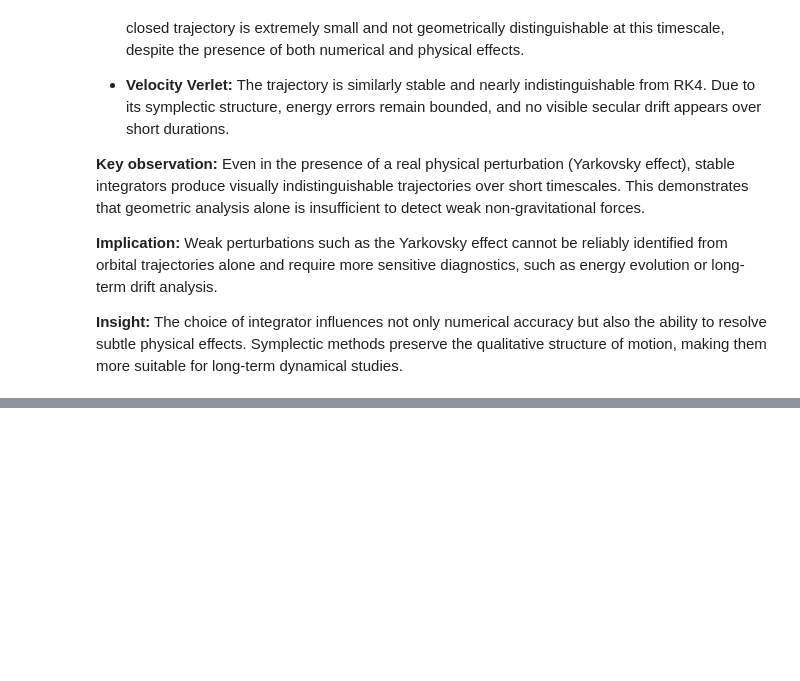
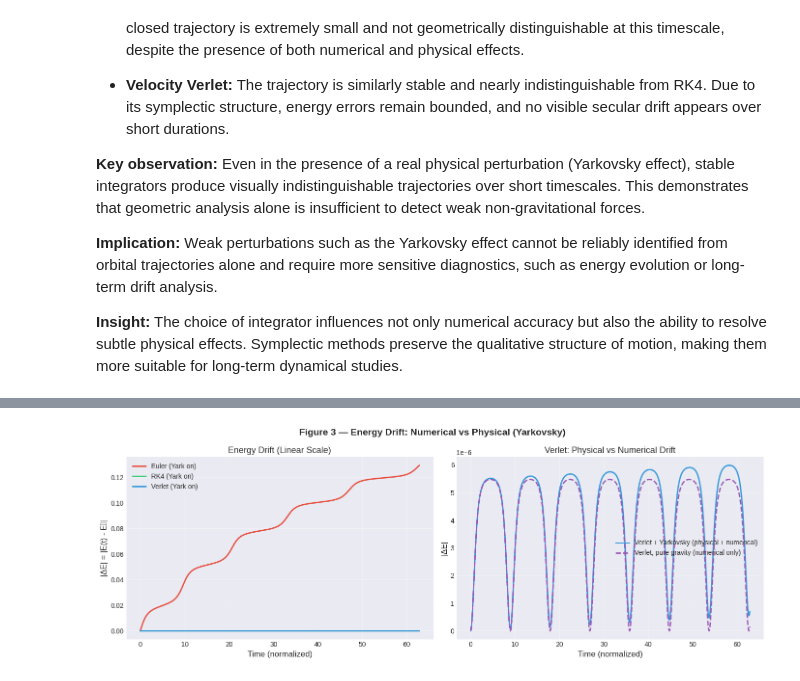
Before and after one commit to swayambel/Yarkovsky-induced-integrator-analysis, a Jupyter notebook: yarkovsky_stability_analysis.ipynb, the cells around one changed output, grey strips where cells are left out. Drawn from its saved outputs; the diff is of its cells as text; code cells hidden in the pictures; blank space fills up the shorter version.

```diff
--- a/yarkovsky_stability_analysis.ipynb
+++ b/yarkovsky_stability_analysis.ipynb
@@ -439,0 +475,34 @@ for (x, y, col, label, ax) in data_labels:
+# %%
+## *FIGURE 3 — Energy Drift (Linear Scale)* ##
+
+fig, axes = plt.subplots(1, 2, figsize=(14, 5))
+fig.suptitle("Figure 3 — Energy Drift: Numerical vs Physical (Yarkovsky)",
+             fontsize=14, fontweight='bold')
+
+# Left: All three integrators with Yarkovsky
+ax = axes[0]
+ax.plot(t_e, np.abs(E_e - E0), color=COLORS['euler'],  linewidth=2, label='Euler (Yark on)')
+ax.plot(t_r, np.abs(E_r - E0), color=COLORS['rk4'],    linewidth=2, label='RK4 (Yark on)')
+ax.plot(t_v, np.abs(E_v - E0), color=COLORS['verlet'], linewidth=2, label='Verlet (Yark on)')
+ax.set_xlabel("Time (normalized)", fontsize=12)
+ax.set_ylabel("|ΔE| = |E(t) - E₀|", fontsize=12)
+ax.set_title("Energy Drift (Linear Scale)", fontsize=13)
+ax.legend(fontsize=10)
+ax.grid(alpha=0.3)
+
+# Right: Verlet comparison — Yarkovsky on vs off
+ax2 = axes[1]
+ax2.plot(t_v, np.abs(E_v - E0),      color=COLORS['verlet'], linewidth=2,
+         label='Verlet + Yarkovsky (physical + numerical)')
+ax2.plot(t_v, np.abs(E_v_pure - E0), color='#9b59b6',       linewidth=2,
+         linestyle='--', label='Verlet, pure gravity (numerical only)')
+ax2.set_xlabel("Time (normalized)", fontsize=12)
+ax2.set_ylabel("|ΔE|", fontsize=12)
+ax2.set_title("Verlet: Physical vs Numerical Drift", fontsize=13)
+ax2.legend(fontsize=10)
+ax2.grid(alpha=0.3)
+
+plt.tight_layout()
+plt.show()
+# %% [output]
+[figure, added]
```
Also changed, not shown: parts of 22 cells of this notebook.
